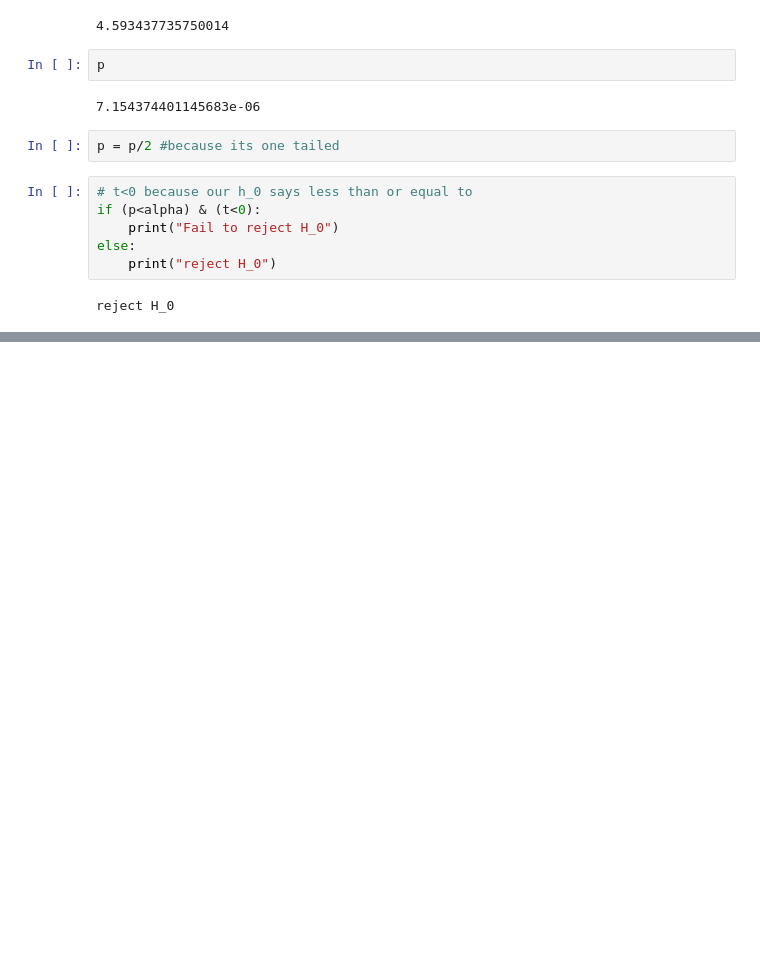
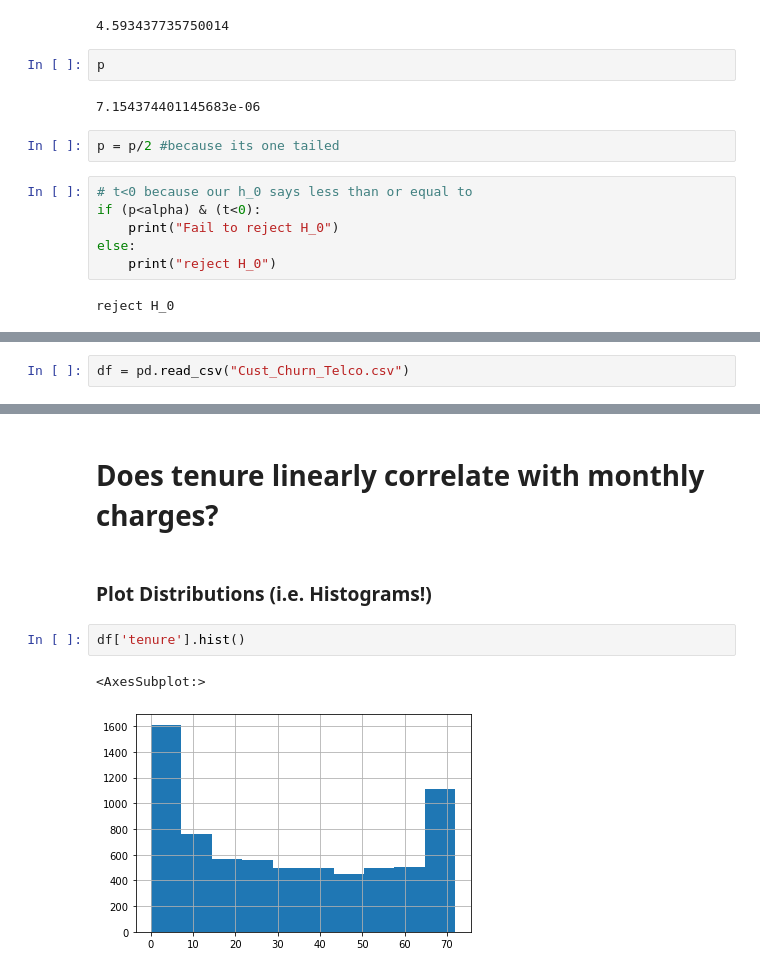
Before and after one commit to joshuamchavez2/statistics-exercises, a Jupyter notebook: hypothesis_testing.ipynb, the cells around one changed output, grey strips where cells are left out. Cells and saved outputs as stored; diff of their text form; blank space fills up the shorter version.

Commit message:
Working on linear correlation

```diff
--- a/hypothesis_testing.ipynb
+++ b/hypothesis_testing.ipynb
@@ -316,0 +339,2 @@ reject H_0
+# %%
+df = pd.read_csv("Cust_Churn_Telco.csv")
@@ -316,0 +351,9 @@ reject H_0
+# %% [markdown]
+# Does tenure linearly correlate with monthly charges?
+# %% [markdown]
+### Plot Distributions (i.e. Histograms!)
+# %%
+df['tenure'].hist()
+# %% [output]
+<AxesSubplot:>
+[figure, added]
```
Also changed, not shown: parts of 84 cells of this notebook, 1 other file.
